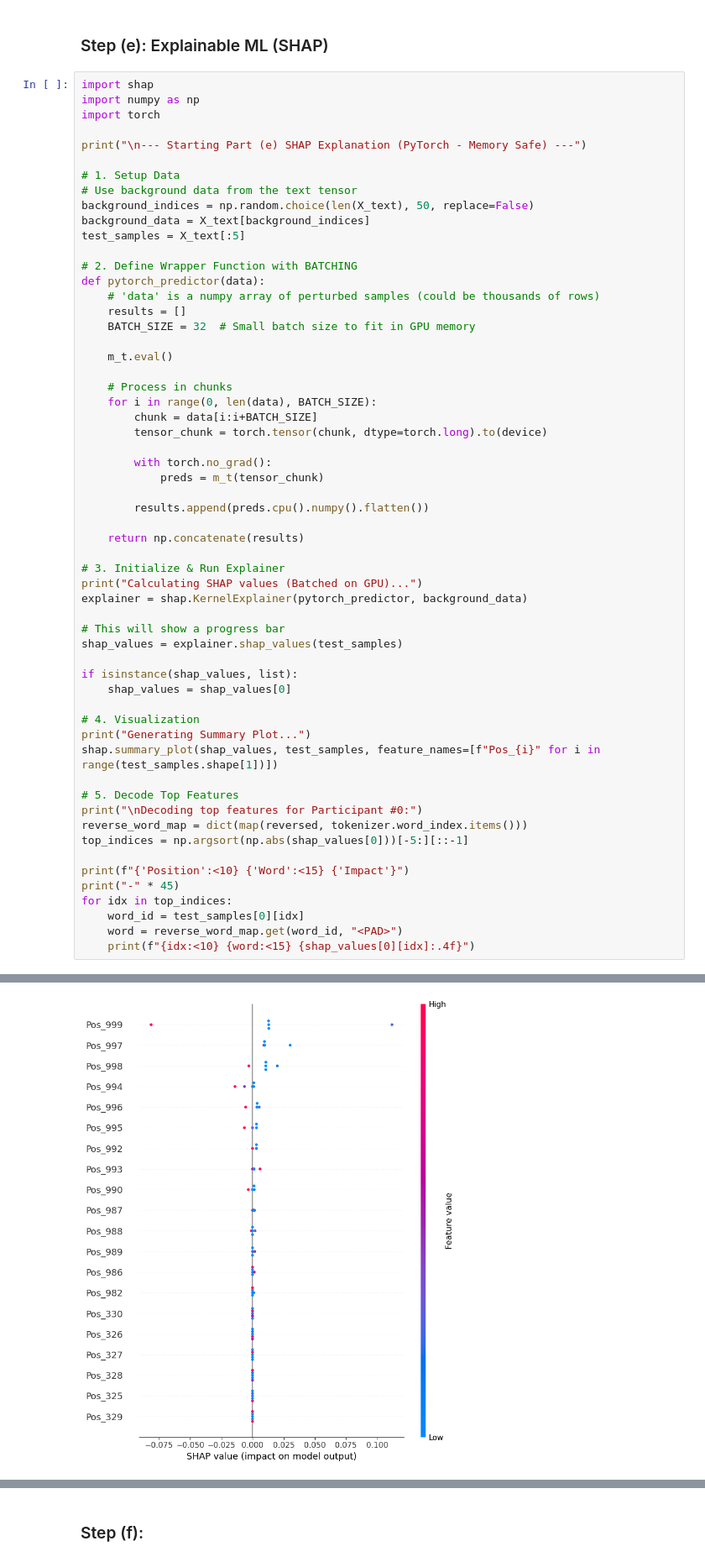
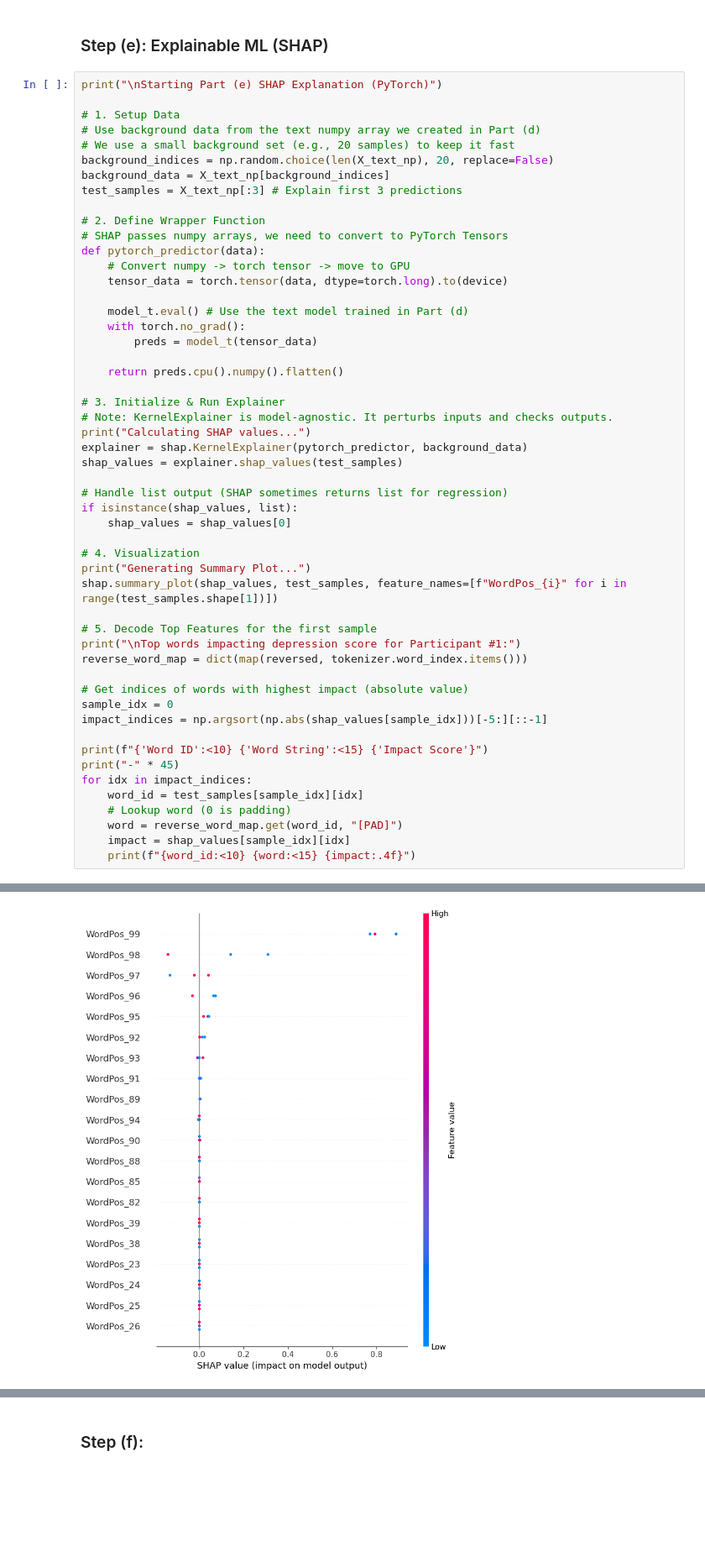
Before and after one commit to NoahBSchwartz/ML_HW_4, a Jupyter notebook: ML_HW_4 CUDA.ipynb, the cells around one changed output, grey strips where cells are left out. Shown at 84% size. Drawn from its saved outputs; the diff is of its cells as text; blank space fills up the shorter version.

```diff
--- a/ML_HW_4 CUDA.ipynb
+++ b/ML_HW_4 CUDA.ipynb
@@ -761,61 +745,55 @@ Multimodal      -0.0915          0.1989
 # %% [markdown]
 ### Step (e): Explainable ML (SHAP)
 # %%
-import shap
-import numpy as np
-import torch
-
-print("\n--- Starting Part (e) SHAP Explanation (PyTorch - Memory Safe) ---")
+print("\nStarting Part (e) SHAP Explanation (PyTorch)")
 
 # 1. Setup Data
-# Use background data from the text tensor
-background_indices = np.random.choice(len(X_text), 50, replace=False)
-background_data = X_text[background_indices]
-test_samples = X_text[:5]
+# Use background data from the text numpy array we created in Part (d)
+# We use a small background set (e.g., 20 samples) to keep it fast
+background_indices = np.random.choice(len(X_text_np), 20, replace=False)
+background_data = X_text_np[background_indices]
+test_samples = X_text_np[:3] # Explain first 3 predictions
 
-# 2. Define Wrapper Function with BATCHING
+# 2. Define Wrapper Function
+# SHAP passes numpy arrays, we need to convert to PyTorch Tensors
 def pytorch_predictor(data):
-    # 'data' is a numpy array of perturbed samples (could be thousands of rows)
-    results = []
-    BATCH_SIZE = 32  # Small batch size to fit in GPU memory
+    # Convert numpy -> torch tensor -> move to GPU
+    tensor_data = torch.tensor(data, dtype=torch.long).to(device)
 
-    m_t.eval()
+    model_t.eval() # Use the text model trained in Part (d)
+    with torch.no_grad():
+        preds = model_t(tensor_data)
 
-    # Process in chunks
-    for i in range(0, len(data), BATCH_SIZE):
-        chunk = data[i:i+BATCH_SIZE]
-        tensor_chunk = torch.tensor(chunk, dtype=torch.long).to(device)
-
-        with torch.no_grad():
-            preds = m_t(tensor_chunk)
-
-        results.append(preds.cpu().numpy().flatten())
-
-    return np.concatenate(results)
+    return preds.cpu().numpy().flatten()
 
 # 3. Initialize & Run Explainer
-print("Calculating SHAP values (Batched on GPU)...")
+# Note: KernelExplainer is model-agnostic. It perturbs inputs and checks outputs.
+print("Calculating SHAP values...")
 explainer = shap.KernelExplainer(pytorch_predictor, background_data)
-
-# This will show a progress bar
 shap_values = explainer.shap_values(test_samples)
 
+# Handle list output (SHAP sometimes returns list for regression)
 if isinstance(shap_values, list):
     shap_values = shap_values[0]
 
 # 4. Visualization
 print("Generating Summary Plot...")
-shap.summary_plot(shap_values, test_samples, feature_names=[f"Pos_{i}" for i in range(test_samples.shape[1])])
+shap.summary_plot(shap_values, test_samples, feature_names=[f"WordPos_{i}" for i in range(test_samples.shape[1])])
 
-# 5. Decode Top Features
-print("\nDecoding top features for Participant #0:")
+# 5. Decode Top Features for the first sample
+print("\nTop words impacting depression score for Participant #1:")
 reverse_word_map = dict(map(reversed, tokenizer.word_index.items()))
-top_indices = np.argsort(np.abs(shap_values[0]))[-5:][::-1]
 
-print(f"{'Position':<10} {'Word':<15} {'Impact'}")
+# Get indices of words with highest impact (absolute value)
+sample_idx = 0
+impact_indices = np.argsort(np.abs(shap_values[sample_idx]))[-5:][::-1]
+
+print(f"{'Word ID':<10} {'Word String':<15} {'Impact Score'}")
 print("-" * 45)
-for idx in top_indices:
-    word_id = test_samples[0][idx]
-    word = reverse_word_map.get(word_id, "<PAD>")
-    print(f"{idx:<10} {word:<15} {shap_values[0][idx]:.4f}")
+for idx in impact_indices:
+    word_id = test_samples[sample_idx][idx]
+    # Lookup word (0 is padding)
+    word = reverse_word_map.get(word_id, "[PAD]")
+    impact = shap_values[sample_idx][idx]
+    print(f"{word_id:<10} {word:<15} {impact:.4f}")
 # %% [output]
@@ -824,2 +802,2 @@ Calculating SHAP values (Batched on GPU)...
 Generating Summary Plot...
-[figure, old version]
+[figure, new version]
```
Also changed, not shown: parts of 14 cells of this notebook, 5 other files.
